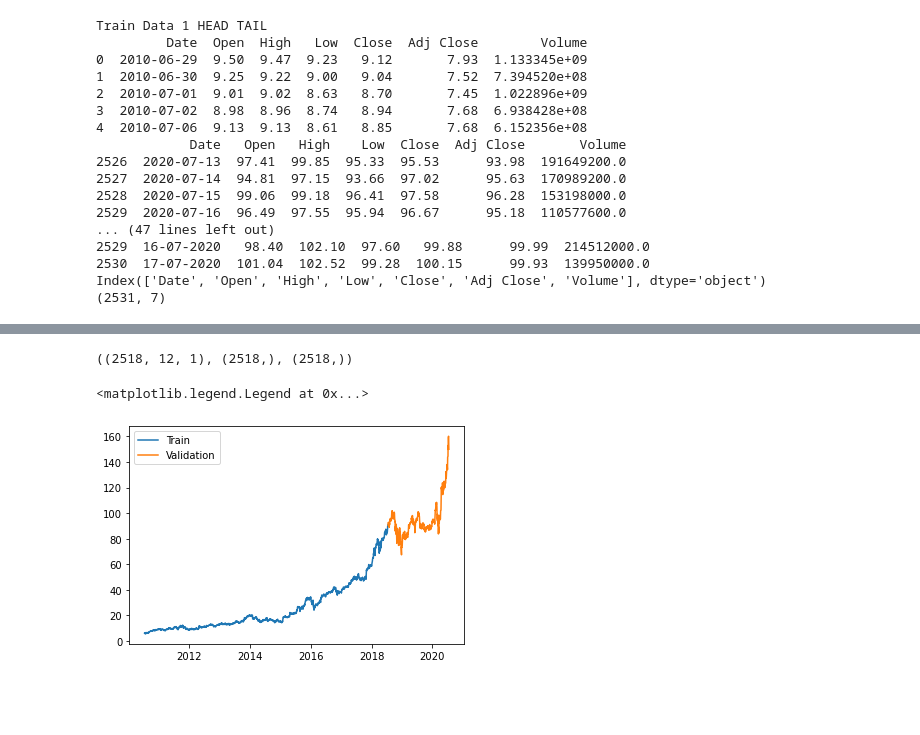
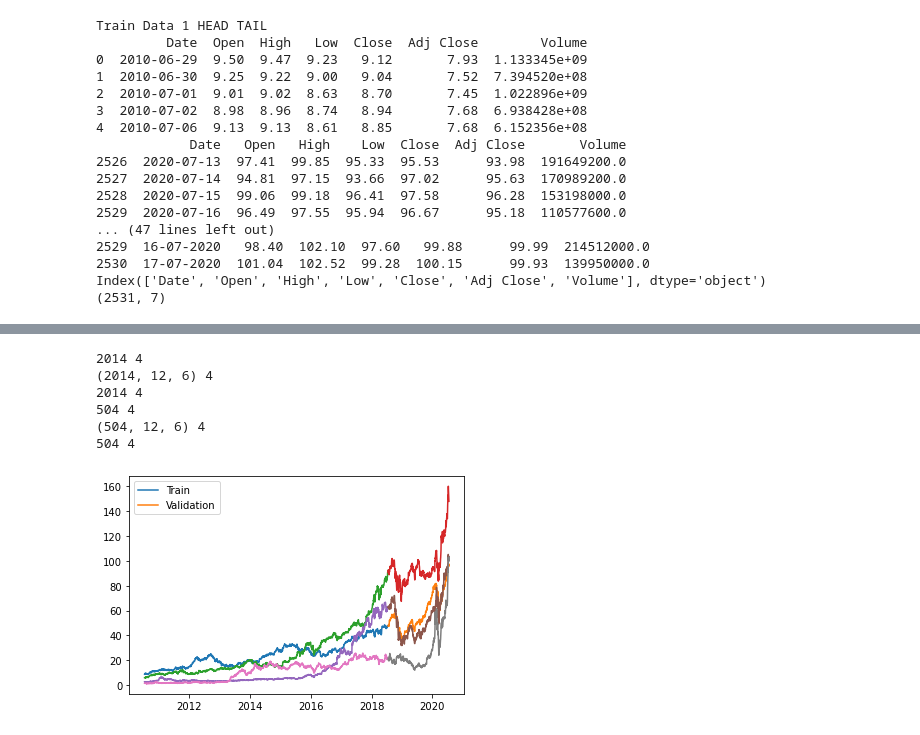
Before and after one commit to Lakshmi116/Task-Tracker, a Jupyter notebook: kriti.ipynb, the cells around one changed output, grey strips where cells are left out. Drawn from its saved outputs; the diff is of its cells as text; code cells hidden in the pictures; blank space fills up the shorter version.

```diff
--- a/kriti.ipynb
+++ b/kriti.ipynb
@@ -179,18 +182,0 @@ dates, X, y = windowed_df_to_date_X_y(windowed_df)
-# %%
-X.shape, dates.shape, y.shape
-# %% [output]
-((2518, 12, 1), (2518,), (2518,))
-# %%
-q_80 = int(len(dates)*0.8)
-q_90 = int(len(dates)*0.9)
-
-dates_train, X_train, y_train = dates[:q_80], X[:q_80], y[:q_80]
-dates_val, X_val, y_val = dates[q_80:], X[q_80:], y[q_80:]
-
-plt.plot(dates_train, y_train)
-plt.plot(dates_val, y_val)
-
-plt.legend(['Train', 'Validation', 'Test'])
-# %% [output]
-<matplotlib.legend.Legend at 0x...>
-[figure, removed]
@@ -197,3 +195,37 @@ plt.legend(['Train', 'Validation', 'Test'])
+# %%
+q_80 = int(len(dates[0])*0.8)
+q_90 = int(len(dates[0])*0.9)
+
+dates_train = [dates[i][:q_80] for i in range(len(dates))]
+X_train = [X[i][:q_80][:][:] for i in range(len(X))]
+y_train = [Y[i][:q_80] for i in range(len(Y))]
+
+dates_val = [dates[i][q_80:] for i in range(len(dates))]
+X_val = [X[i][q_80:][:][:] for i in range(len(X))]
+y_val = [Y[i][q_80:] for i in range(len(Y))]
+
+
+for i in range(len(df)):
+    plt.plot(dates_train[i], y_train[i])
+    plt.plot(dates_val[i], y_val[i])
+
+plt.legend(['Train', 'Validation'])
+
+print(len(dates_train[0]), len(dates_train))
+print(X_train[0].shape, len(X_train))
+print(len(y_train[0]), len(y_train))
+
+print(len(dates_val[-1]), len(dates_val))
+print(X_val[-1].shape, len(X_val))
+print(len(y_val[-1]), len(y_val))
+# %% [output]
+2014 4
+(2014, 12, 6) 4
+2014 4
+504 4
+(504, 12, 6) 4
+504 4
+[figure, added]
 # %%
 from tensorflow.keras.models import Sequential
 from tensorflow.keras.optimizers import Adam
```
Also changed, not shown: parts of 11 cells of this notebook.
